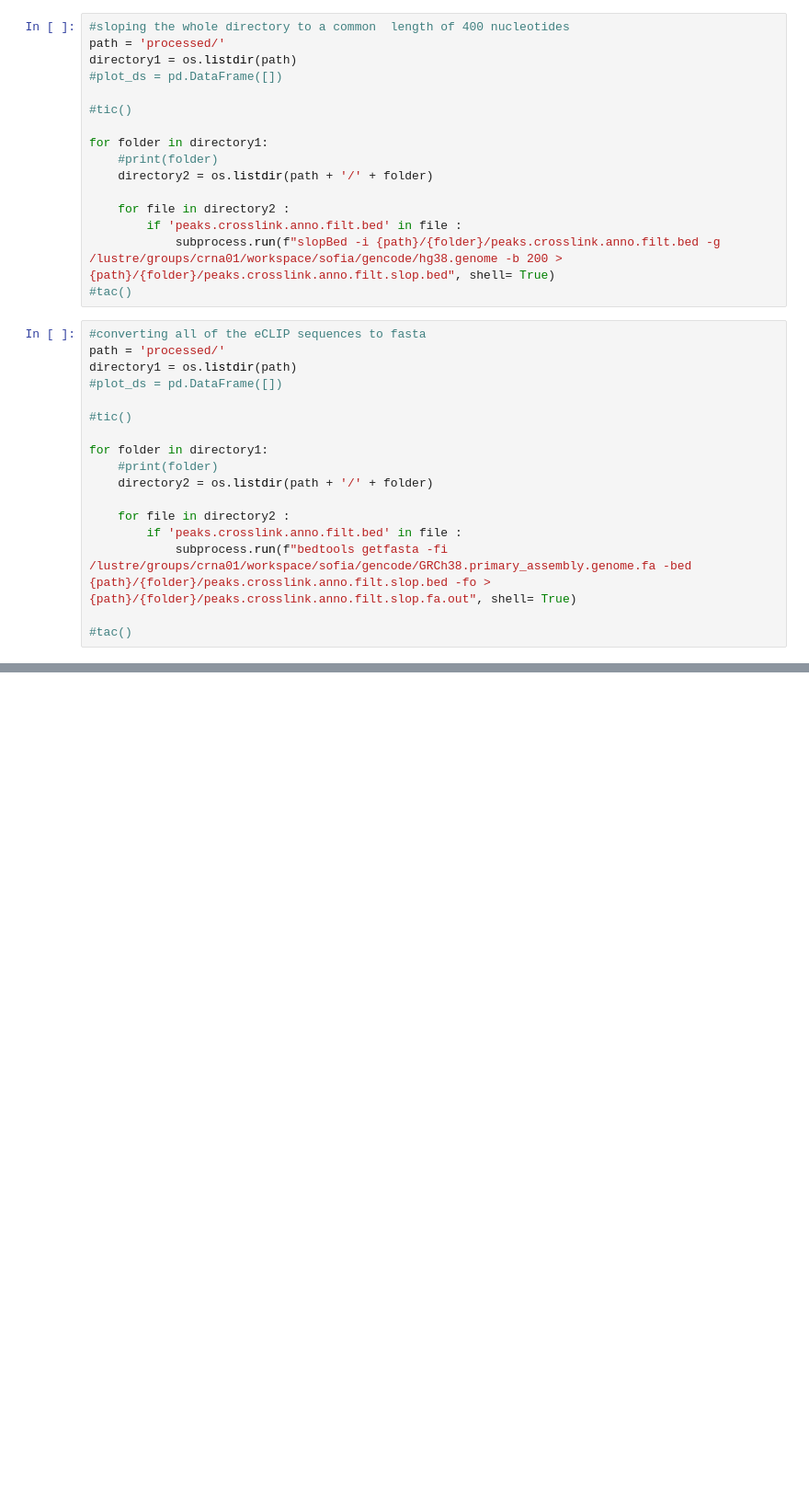
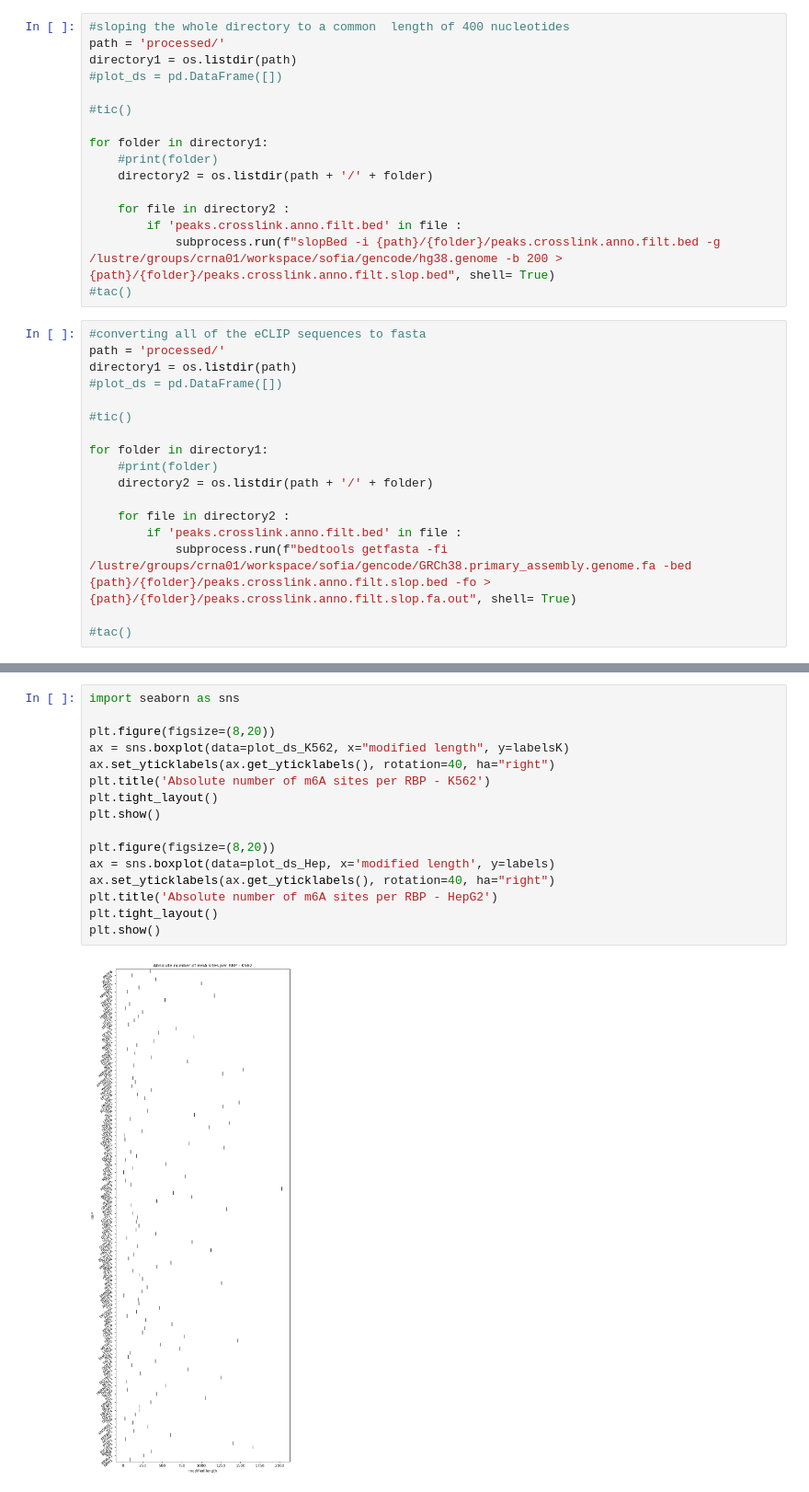
Before and after one commit to sofiamrtll/thesis, a Jupyter notebook: THESIS - Encoding.ipynb, the cells around one changed output, grey strips where cells are left out. Shown at 92% size. Drawn from its saved outputs; the diff is of its cells as text; blank space fills up the shorter version.

```diff
--- a/THESIS - Encoding.ipynb
+++ b/THESIS - Encoding.ipynb
@@ -51,0 +249,18 @@ import Bio
+# %%
+import seaborn as sns
+
+plt.figure(figsize=(8,20))
+ax = sns.boxplot(data=plot_ds_K562, x="modified length", y=labelsK)
+ax.set_yticklabels(ax.get_yticklabels(), rotation=40, ha="right")
+plt.title('Absolute number of m6A sites per RBP - K562')
+plt.tight_layout()
+plt.show()
+
+plt.figure(figsize=(8,20))
+ax = sns.boxplot(data=plot_ds_Hep, x='modified length', y=labels)
+ax.set_yticklabels(ax.get_yticklabels(), rotation=40, ha="right")
+plt.title('Absolute number of m6A sites per RBP - HepG2')
+plt.tight_layout()
+plt.show()
+# %% [output]
+[figure, added]
```
Also changed, not shown: parts of 10 cells of this notebook.
